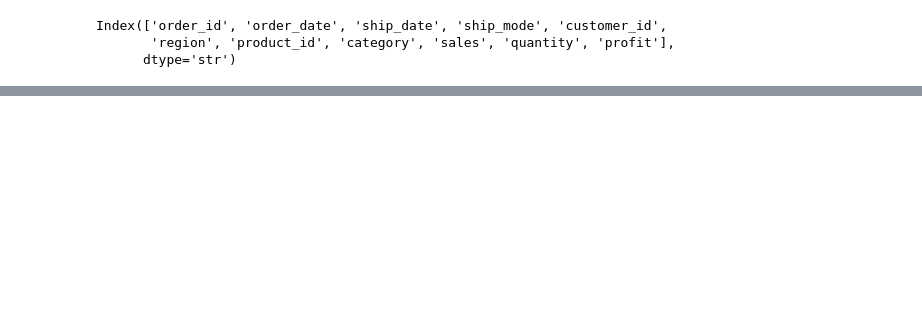
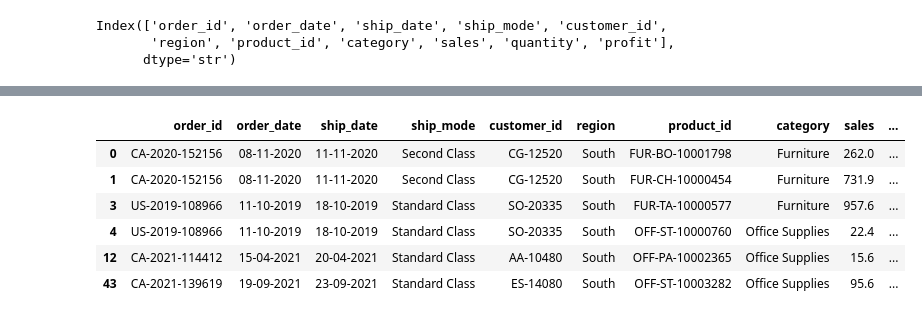
Before and after one commit to Suryansh-Samal/Advanced-Python-for-Data-Engineering, a Jupyter notebook: 10_Pandas/02_Data_Selection.ipynb, the cells around one changed output, grey strips where cells are left out. Cells and saved outputs as stored; diff of their text form; code cells hidden in the pictures; blank space fills up the shorter version.

```diff
--- a/10_Pandas/02_Data_Selection.ipynb
+++ b/10_Pandas/02_Data_Selection.ipynb
@@ -65,0 +208,11 @@ list
+# %%
+fc = df['region'] == 'South'
+df[fc]
+# %% [output]
+|  | order_id | order_date | ship_date | ship_mode | customer_id | region | product_id | category | sales | ... |
+| 0 | CA-2020-152156 | 08-11-2020 | 11-11-2020 | Second Class | CG-12520 | South | FUR-BO-10001798 | Furniture | 262.0 | ... |
+| 1 | CA-2020-152156 | 08-11-2020 | 11-11-2020 | Second Class | CG-12520 | South | FUR-CH-10000454 | Furniture | 731.9 | ... |
+| 3 | US-2019-108966 | 11-10-2019 | 18-10-2019 | Standard Class | SO-20335 | South | FUR-TA-10000577 | Furniture | 957.6 | ... |
+| 4 | US-2019-108966 | 11-10-2019 | 18-10-2019 | Standard Class | SO-20335 | South | OFF-ST-10000760 | Office Supplies | 22.4 | ... |
+| 12 | CA-2021-114412 | 15-04-2021 | 20-04-2021 | Standard Class | AA-10480 | South | OFF-PA-10002365 | Office Supplies | 15.6 | ... |
+| 43 | CA-2021-139619 | 19-09-2021 | 23-09-2021 | Standard Class | ES-14080 | South | OFF-ST-10003282 | Office Supplies | 95.6 | ... |
```
Also changed, not shown: parts of 17 cells of this notebook.
